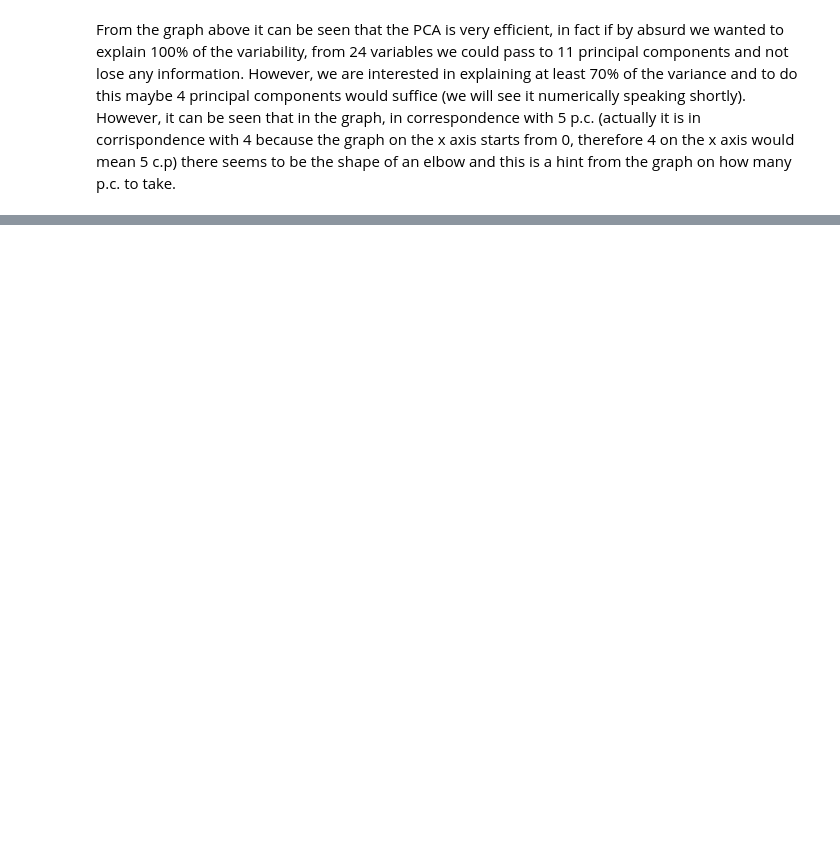
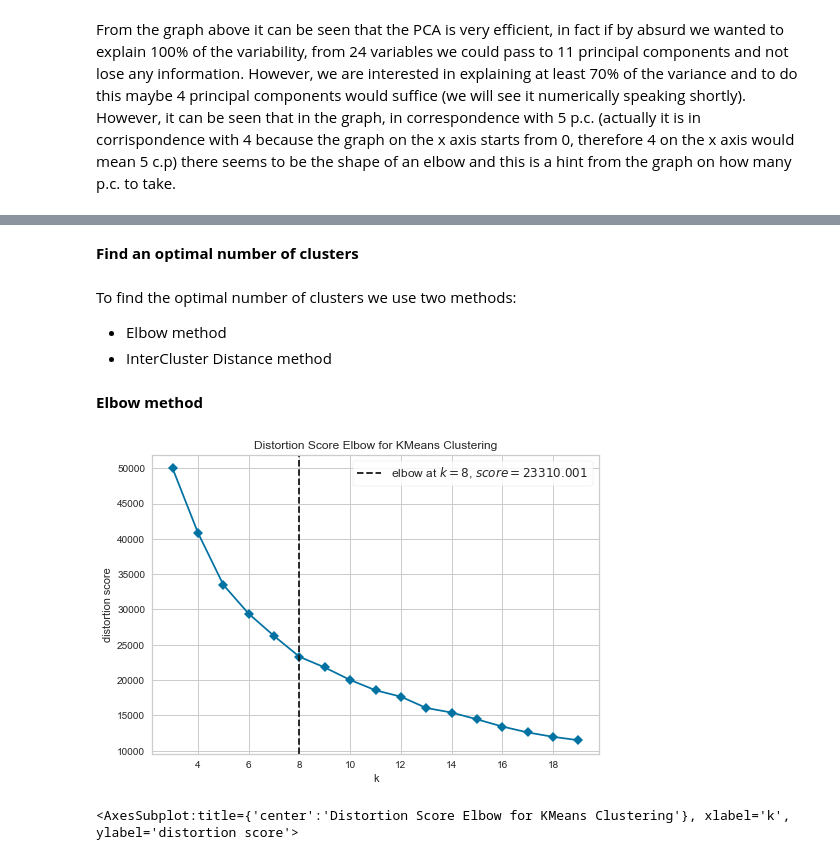
Before and after one commit to Gianlufrez/ADM_HW4, a Jupyter notebook: Question_2_adm.ipynb, the cells around one changed output, grey strips where cells are left out. Saved outputs shown, nothing was run; the diff lists cells and outputs as text; code cells hidden in the pictures; blank space fills up the shorter version.

```diff
--- a/Question_2_adm.ipynb
+++ b/Question_2_adm.ipynb
@@ -610,0 +669,17 @@ pca_df.head(10)
+# %% [markdown]
+**Find an optimal number of clusters**
+# %% [markdown]
+To find the optimal number of clusters we use two methods:
+- Elbow method
+- InterCluster Distance method
+# %% [markdown]
+**Elbow method**
+# %%
+#NON RUNNARE QUESTO CODICE!!!!!!!!!!!!!!!!!!!!!!!!!!!!!!!!!!!!!!!!!!!!!!!!!!!!!!!!
+model = KMeans()
+visualizer = KElbowVisualizer(model, k=(3,20), timings=False)
+visualizer.fit(pca_df)
+visualizer.show()
+# %% [output]
+[figure, added]
+<AxesSubplot:title={'center':'Distortion Score Elbow for KMeans Clustering'}, xlabel='k', ylabel='distortion score'>
```
Also changed, not shown: parts of 46 cells of this notebook.
